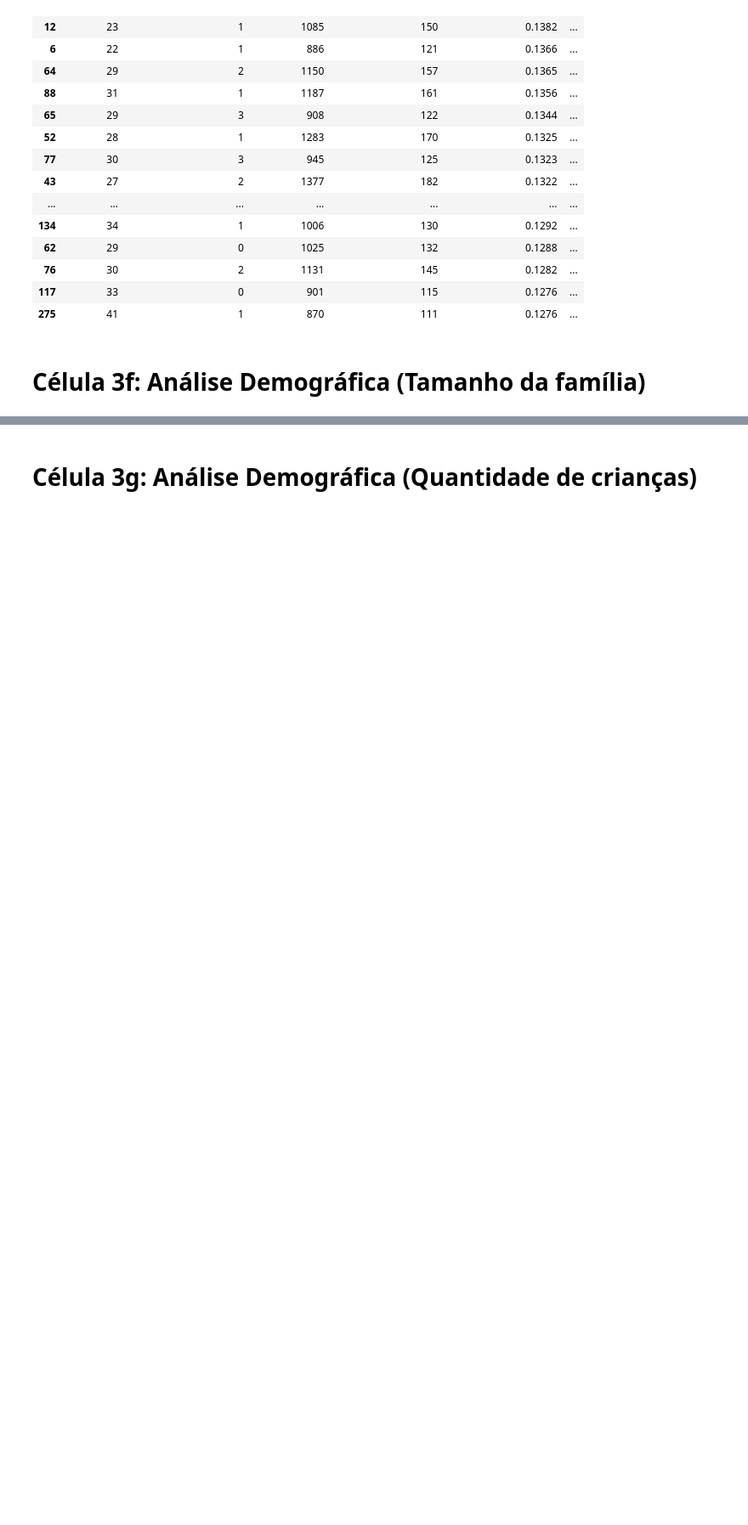
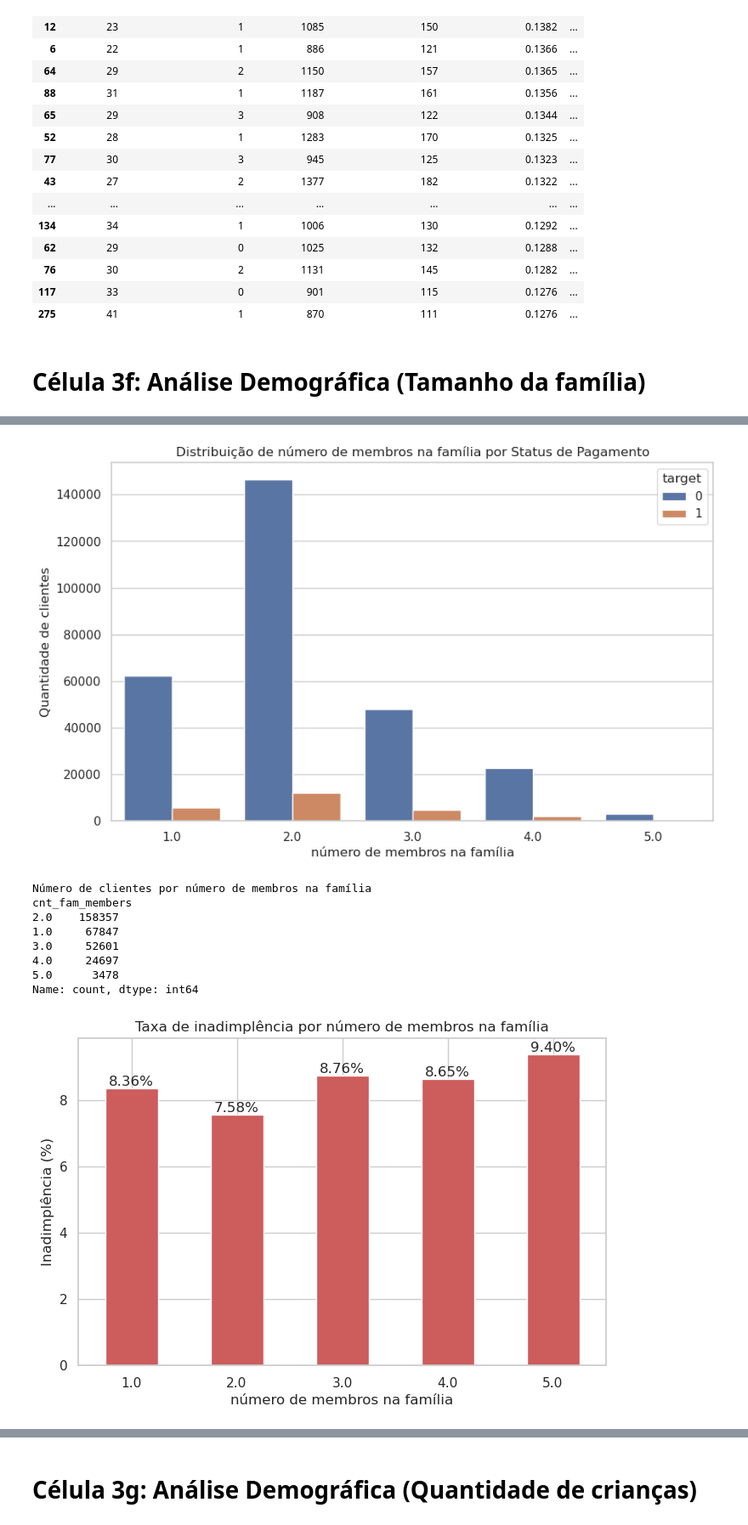
Before and after one commit to YuriKnebel/ProjetoFinalPosFIA-Individual, a Jupyter notebook: data-platform/DataPipeline/exp_analysis.ipynb, the cells around one changed output, grey strips where cells are left out. Shown at 85% size. Saved outputs shown, nothing was run; the diff lists cells and outputs as text; code cells hidden in the pictures; blank space fills up the shorter version.

Commit message:
fix: corrigi os gráficos de quantidade de membros de família e crianças

```diff
--- a/data-platform/DataPipeline/exp_analysis.ipynb
+++ b/data-platform/DataPipeline/exp_analysis.ipynb
@@ -298,5 +298,28 @@ listar_maiores_indices_idade_emprego(df, top_n=20, min_ocorrencias=500)
 | 76 | 30 | 2 | 1131 | 145 | 0.1282 | ... |
 | 117 | 33 | 0 | 901 | 115 | 0.1276 | ... |
 | 275 | 41 | 1 | 870 | 111 | 0.1276 | ... |
+# %%
+# Funcao comparativa para valores discretos e percenetuais versus target
+def visualiza_distribuicao_e_taxas_contra_target(df, col, title):
+    _df = df[df[col] <= 5].copy()
+    sns.countplot(data=_df, x=col, hue="target")
+    plt.title(f"Distribuição de {title} por Status de Pagamento")
+    plt.xlabel(title)
+    plt.ylabel("Quantidade de clientes")
+    plt.show()
+    quantidades = _df[col].value_counts()
+    print(f"Número de clientes por {title}\n{quantidades}")
+
+    amount = _df.groupby(col)["target"].mean().mul(100).round(2)
+    ax = amount.plot(kind="bar", figsize=(8, 5), color="indianred")
+    ax.set_title(f"Taxa de inadimplência por {title}")
+    ax.set_xlabel(title)
+    ax.set_ylabel("Inadimplência (%)")
+    for container in ax.containers:
+        ax.bar_label(container, fmt="%.2f%%")
+    ax.tick_params(axis="x", labelrotation=0)
+    plt.show()
+    print(f"Taxa de Inadimplência por {title} (%):")
+    print(amount)
 # %% [markdown]
 # Célula 3f:  Análise Demográfica (Tamanho da família)
@@ -341,0 +326,15 @@ See the caveats in the documentation: https://pandas.pydata.org/pandas-docs/stab
+# %%
+col = 'cnt_fam_members'
+title = 'número de membros na família'
+visualiza_distribuicao_e_taxas_contra_target(df, col, title)
+# %% [output]
+[figure, added]
+Número de clientes por número de membros na família
+cnt_fam_members
+2.0    158357
+1.0     67847
+3.0     52601
+4.0     24697
+5.0      3478
+Name: count, dtype: int64
+[figure, added]
```
Also changed, not shown: parts of 4 cells of this notebook.
